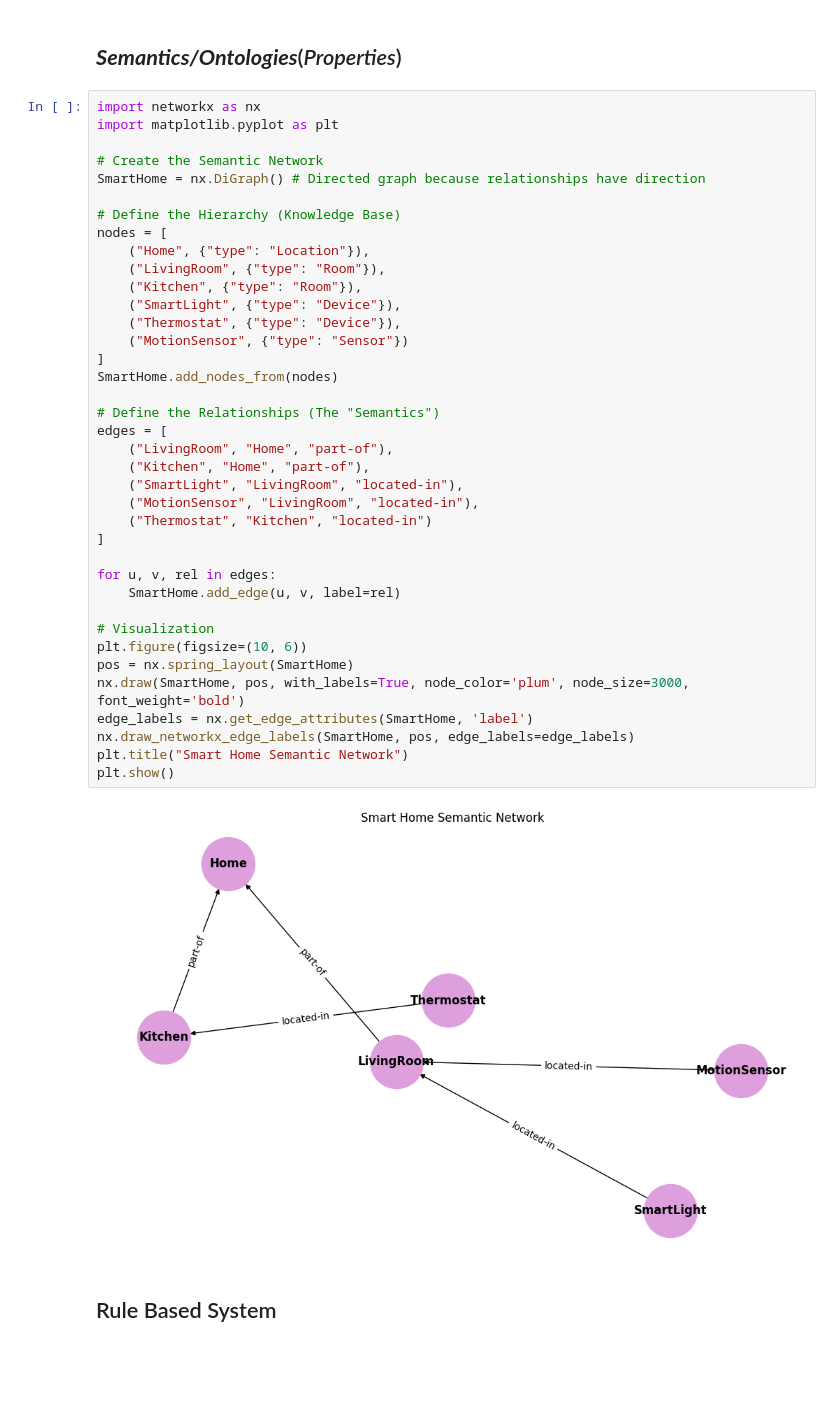
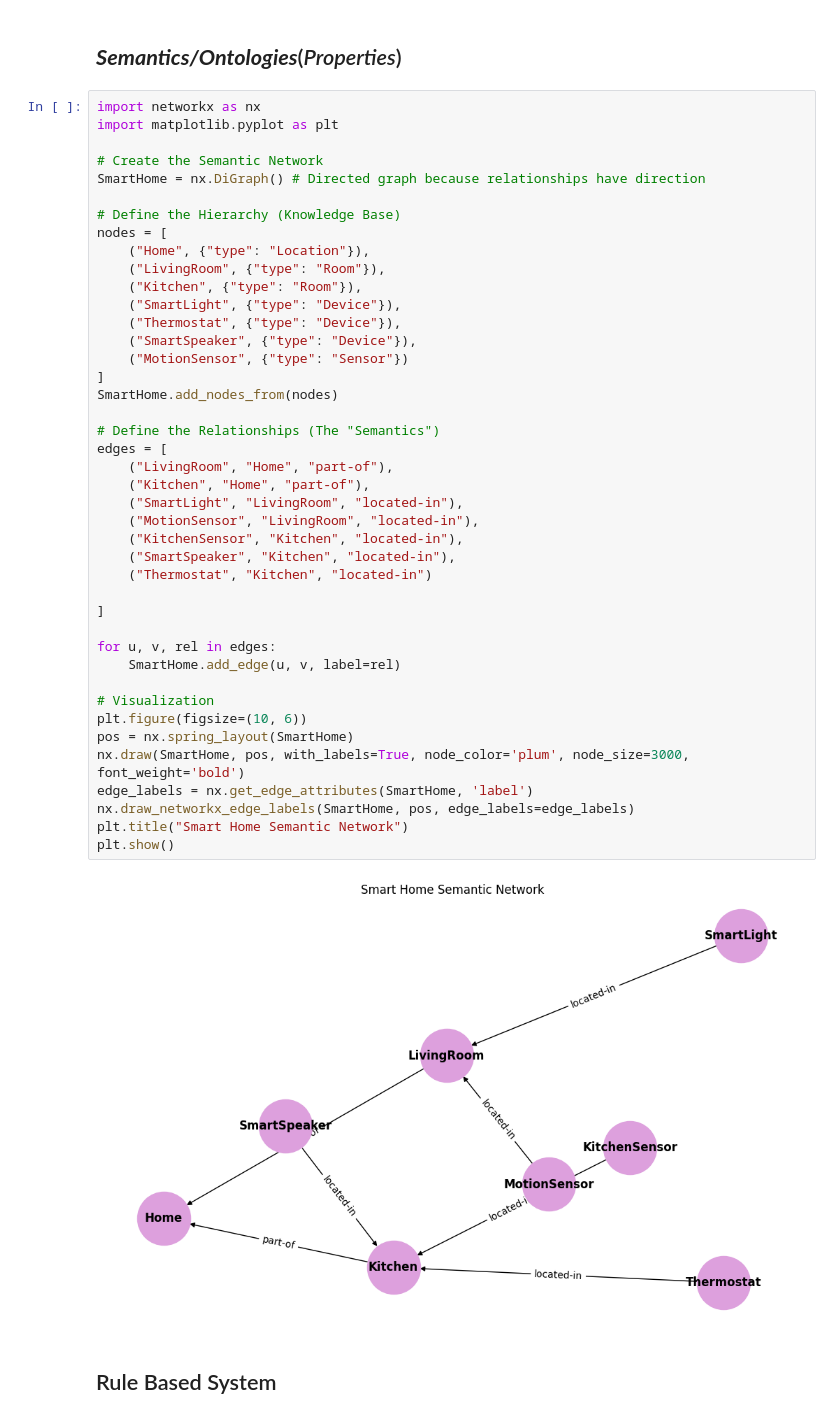
Before and after one commit to Kereophillus/AI-Coursework-2026, a Jupyter notebook: Week-03-Knowledge-Representation/Knowledge_Representation.ipynb, the cells around one changed output. Drawn from its saved outputs; the diff is of its cells as text; blank space fills up the shorter version.

Commit message:
Added Kitchen Sensor to Model

```diff
--- a/Week-03-Knowledge-Representation/Knowledge_Representation.ipynb
+++ b/Week-03-Knowledge-Representation/Knowledge_Representation.ipynb
@@ -16,34 +16,38 @@ nodes = [
     ("Home", {"type": "Location"}),
     ("LivingRoom", {"type": "Room"}),
     ("Kitchen", {"type": "Room"}),
     ("SmartLight", {"type": "Device"}),
     ("Thermostat", {"type": "Device"}),
+    ("SmartSpeaker", {"type": "Device"}),
     ("MotionSensor", {"type": "Sensor"})
 ]
 SmartHome.add_nodes_from(nodes)
 
 # Define the Relationships (The "Semantics")
 edges = [
     ("LivingRoom", "Home", "part-of"),
     ("Kitchen", "Home", "part-of"),
     ("SmartLight", "LivingRoom", "located-in"),
     ("MotionSensor", "LivingRoom", "located-in"),
+    ("KitchenSensor", "Kitchen", "located-in"),
+    ("SmartSpeaker", "Kitchen", "located-in"),
     ("Thermostat", "Kitchen", "located-in")
+
 ]
 
 for u, v, rel in edges:
     SmartHome.add_edge(u, v, label=rel)
 
 # Visualization
 plt.figure(figsize=(10, 6))
 pos = nx.spring_layout(SmartHome)
 nx.draw(SmartHome, pos, with_labels=True, node_color='plum', node_size=3000, font_weight='bold')
 edge_labels = nx.get_edge_attributes(SmartHome, 'label')
 nx.draw_networkx_edge_labels(SmartHome, pos, edge_labels=edge_labels)
 plt.title("Smart Home Semantic Network")
 plt.show()
 # %% [output]
-[figure, old version]
+[figure, new version]
 # %% [markdown]
 ## Rule Based System
 # %%
```
Also changed, not shown: parts of 1 cell of this notebook.
